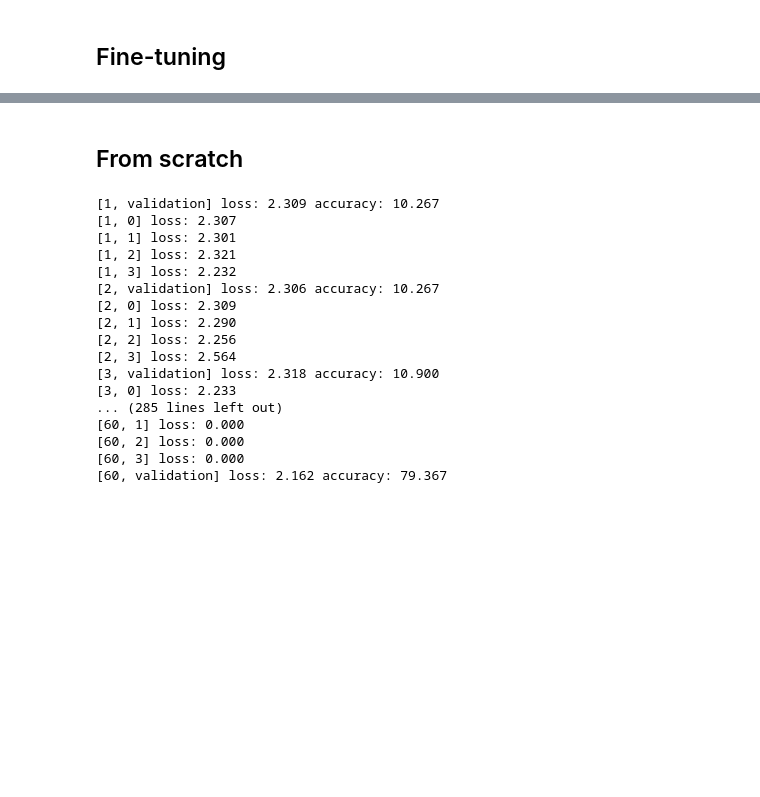
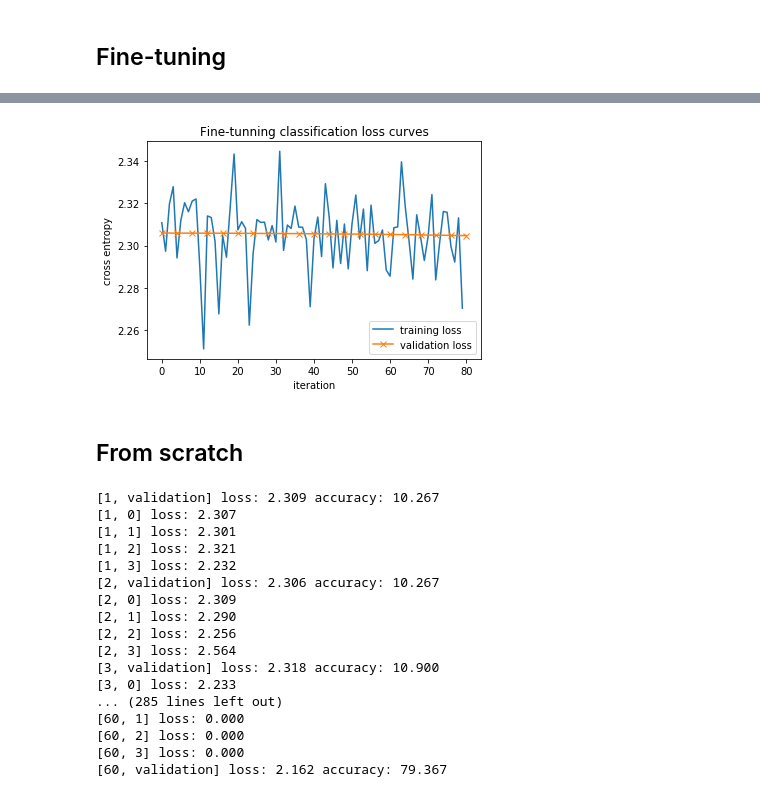
Before and after one commit to gio8tisu/DLAI-project, a Jupyter notebook: team08.ipynb, the cells around one changed output, grey strips where cells are left out. Cells and saved outputs as stored; diff of their text form; code cells hidden in the pictures; blank space fills up the shorter version.

```diff
--- a/team08.ipynb
+++ b/team08.ipynb
@@ -876,3 +876,12 @@ with torch.no_grad():
+# %%
+plt.title('Fine-tunning classification loss curves')
+plt.plot(training_loss, label='training loss')
+plt.plot(np.linspace(0, len(training_loss), len(validation_loss)), validation_loss, '-x', label='validation loss')
+plt.xlabel('iteration')
+plt.ylabel('cross entropy')
+plt.legend();
+# %% [output]
+[figure, added]
 # %% [markdown]
 ## From scratch
 # %%
```
Also changed, not shown: parts of 11 cells of this notebook.
